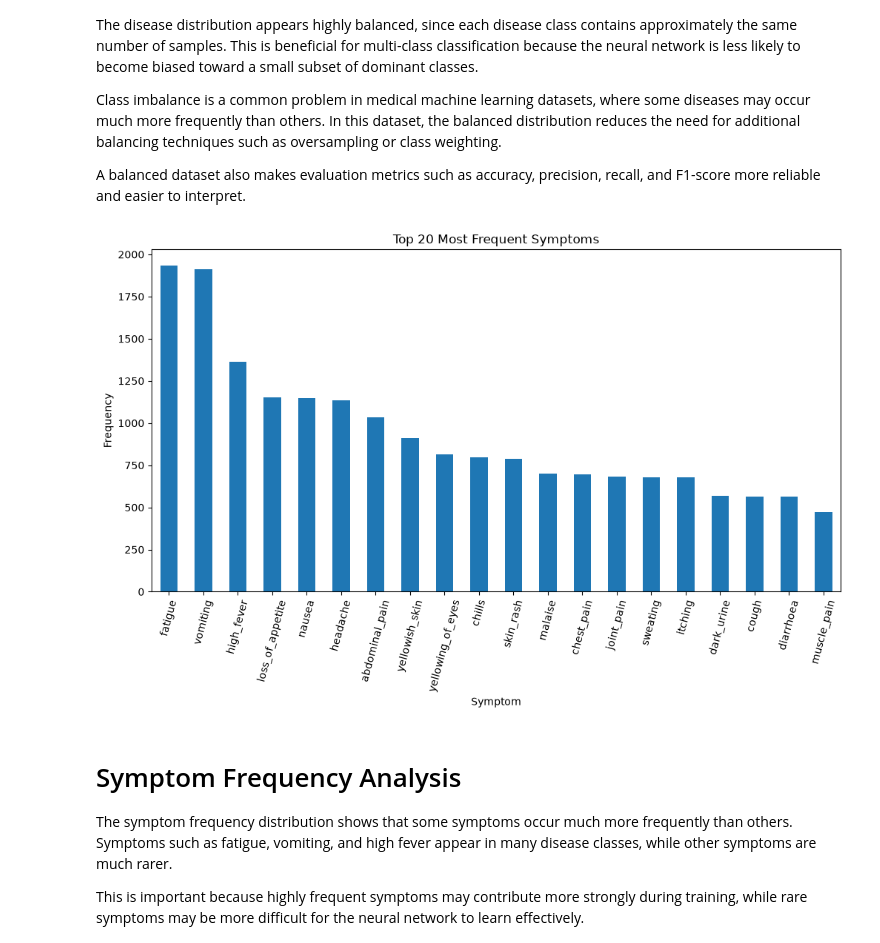
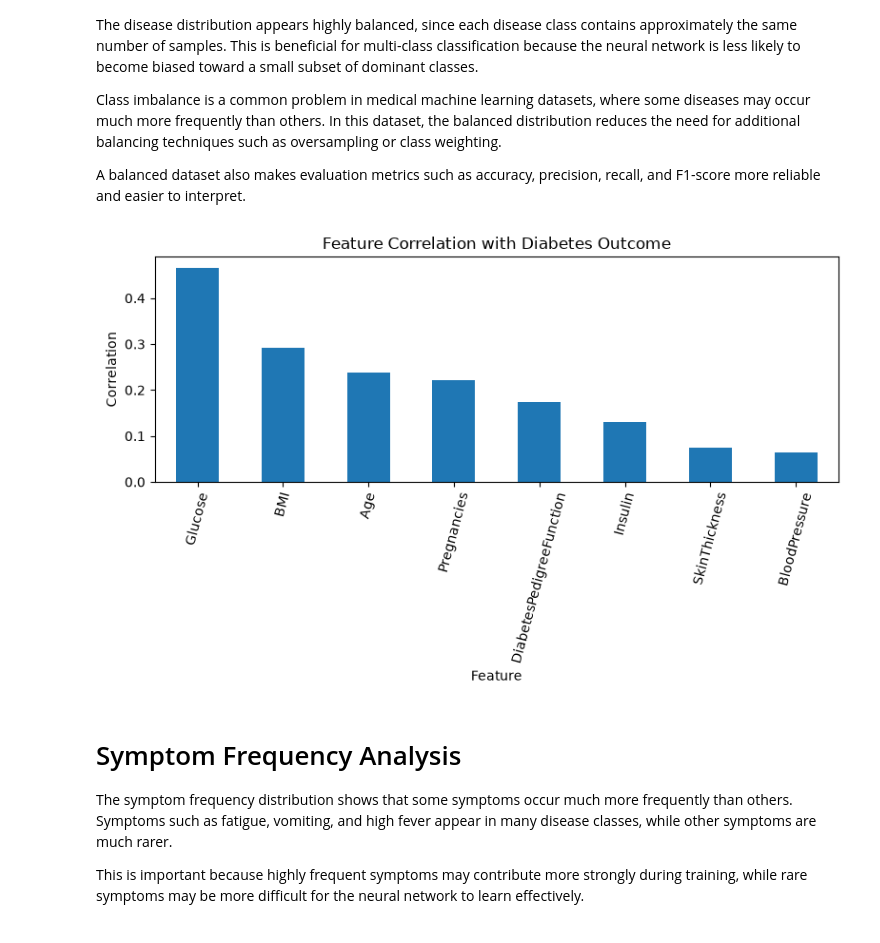
Before and after one commit to rrromanm/MAL2, a Jupyter notebook: Final Project/disease_prediction.ipynb, the cells around one changed output. Drawn from its saved outputs; the diff is of its cells as text; code cells hidden in the pictures.

```diff
--- a/Final Project/disease_prediction.ipynb
+++ b/Final Project/disease_prediction.ipynb
@@ -39,6 +34,8 @@ os.getcwd()
 # %%
 # load dataset
-df = pd.read_csv("disease_data.csv")
+df = pd.read_csv("diabetes.csv")
+X = df.drop("Outcome", axis=1)
+y = df["Outcome"]
 
 print("Dataset shape:", df.shape)
 # %% [output]
@@ -52,2 +42,0 @@ Index(['blister', 'red_sore_around_nose', 'yellow_crust_ooze', 'prognosis',
-# %%
-df = df.drop(columns=["Unnamed: 133"], errors="ignore")
@@ -125,21 +109,18 @@ Class imbalance is a common problem in medical machine learning datasets, where
 
 A balanced dataset also makes evaluation metrics such as accuracy, precision, recall, and F1-score more reliable and easier to interpret.
 # %%
-symptom_counts = df.drop("prognosis", axis=1).sum().sort_values(ascending=False)
+correlations = df.corr()["Outcome"].drop("Outcome").sort_values(ascending=False)
 
-plt.figure(figsize=(12,6))
-
-symptom_counts.head(20).plot(kind="bar")
-
-plt.title("Top 20 Most Frequent Symptoms")
-plt.xlabel("Symptom")
-plt.ylabel("Frequency")
-
+plt.figure(figsize=(8,5))
+correlations.plot(kind="bar")
+plt.title("Feature Correlation with Diabetes Outcome")
+plt.xlabel("Feature")
+plt.ylabel("Correlation")
 plt.xticks(rotation=75)
-
+plt.tight_layout()
 plt.show()
 # %% [output]
-[figure, old version]
+[figure, new version]
 # %% [markdown]
 # Symptom Frequency Analysis
 The symptom frequency distribution shows that some symptoms occur much more frequently than others. Symptoms such as fatigue, vomiting, and high fever appear in many disease classes, while other symptoms are much rarer.
```
Also changed, not shown: parts of 26 cells of this notebook, 8 other files.
